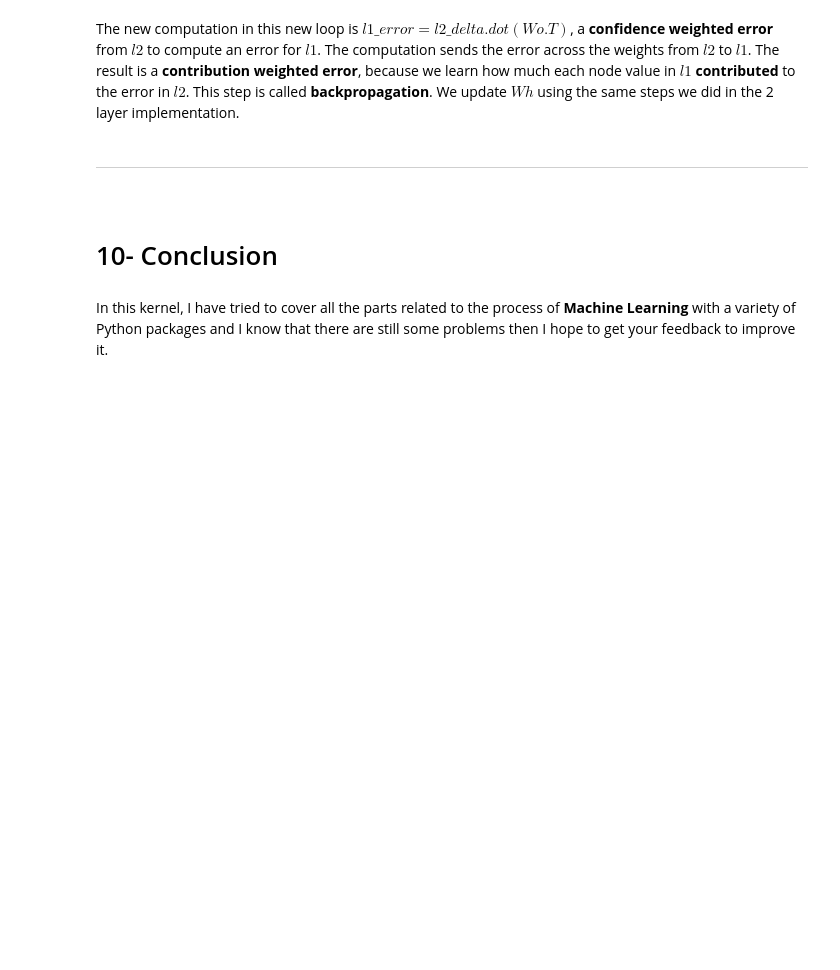
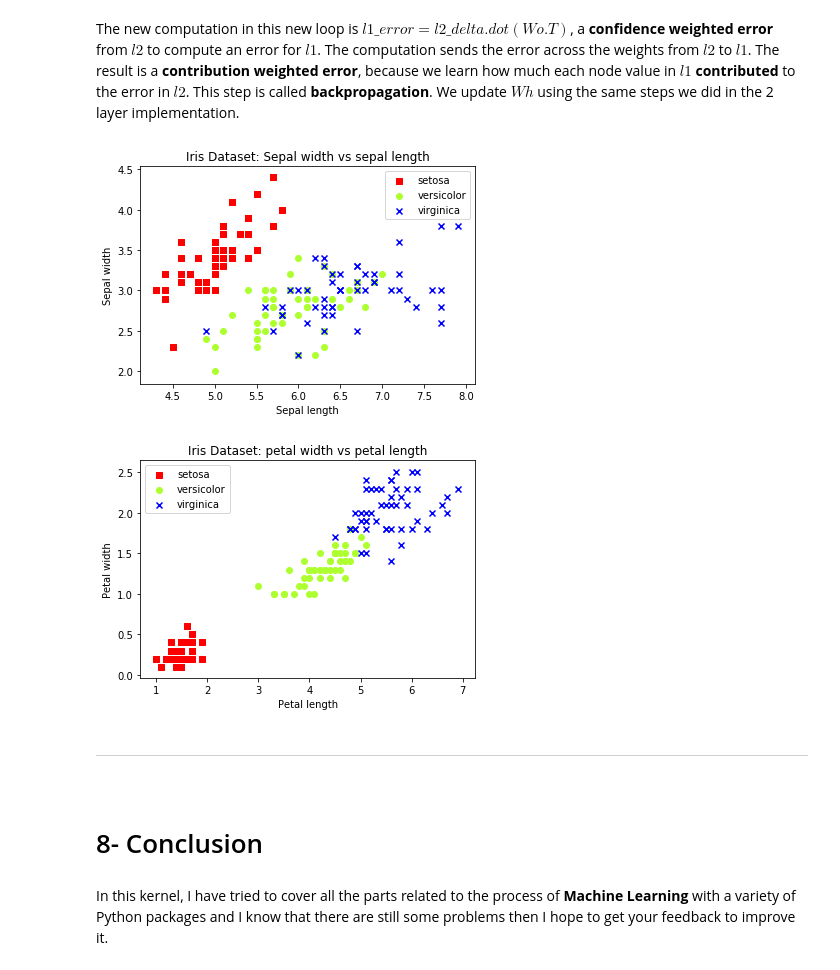
Before and after one commit to ravikodamarti/Machine-Learning-Workflow-with-Python, a Jupyter notebook: Pyris/Pyris.ipynb, the cells around one changed output. Drawn from its saved outputs; the diff is of its cells as text; code cells hidden in the pictures; blank space fills up the shorter version.

```diff
--- a/Pyris/Pyris.ipynb
+++ b/Pyris/Pyris.ipynb
@@ -1342,9 +1906,41 @@ print("Wh:\n", Wh)
 # %% [markdown]
 The new computation in this new loop is $l1\_error = l2\_delta.dot(Wo.T)$, a **confidence weighted error** from $l2$ to compute an error for $l1$. The computation sends the error across the weights from $l2$ to $l1$. The result is a **contribution weighted error**, because we learn how much each node value in $l1$ **contributed** to the error in $l2$. This step is called **backpropagation**. We update $Wh$ using the same steps we did in the 2 layer implementation.
+# %%
+from sklearn import datasets
+iris = datasets.load_iris()
+X_iris = iris.data
+y_iris = iris.target
+# %%
+plt.figure('sepal')
+colormarkers = [ ['red','s'], ['greenyellow','o'], ['blue','x']]
+for i in range(len(colormarkers)):
+    px = X_iris[:, 0][y_iris == i]
+    py = X_iris[:, 1][y_iris == i]
+    plt.scatter(px, py, c=colormarkers[i][0], marker=colormarkers[i][1])
+
+plt.title('Iris Dataset: Sepal width vs sepal length')
+plt.legend(iris.target_names)
+plt.xlabel('Sepal length')
+plt.ylabel('Sepal width')
+plt.figure('petal')
+
+for i in range(len(colormarkers)):
+    px = X_iris[:, 2][y_iris == i]
+    py = X_iris[:, 3][y_iris == i]
+    plt.scatter(px, py, c=colormarkers[i][0], marker=colormarkers[i][1])
+
+plt.title('Iris Dataset: petal width vs petal length')
+plt.legend(iris.target_names)
+plt.xlabel('Petal length')
+plt.ylabel('Petal width')
+plt.show()
+# %% [output]
+[figure, added]
+[figure, added]
 # %% [markdown]
 -----------------
 <a id="54"></a> <br>
-# 10- Conclusion
+# 8- Conclusion
 # %% [markdown]
 In this kernel, I have tried to cover all the parts related to the process of **Machine Learning** with a variety of Python packages and I know that there are still some problems then I hope to get your feedback to improve it.
 # %% [markdown]
```
Also changed, not shown: parts of 85 cells of this notebook.
